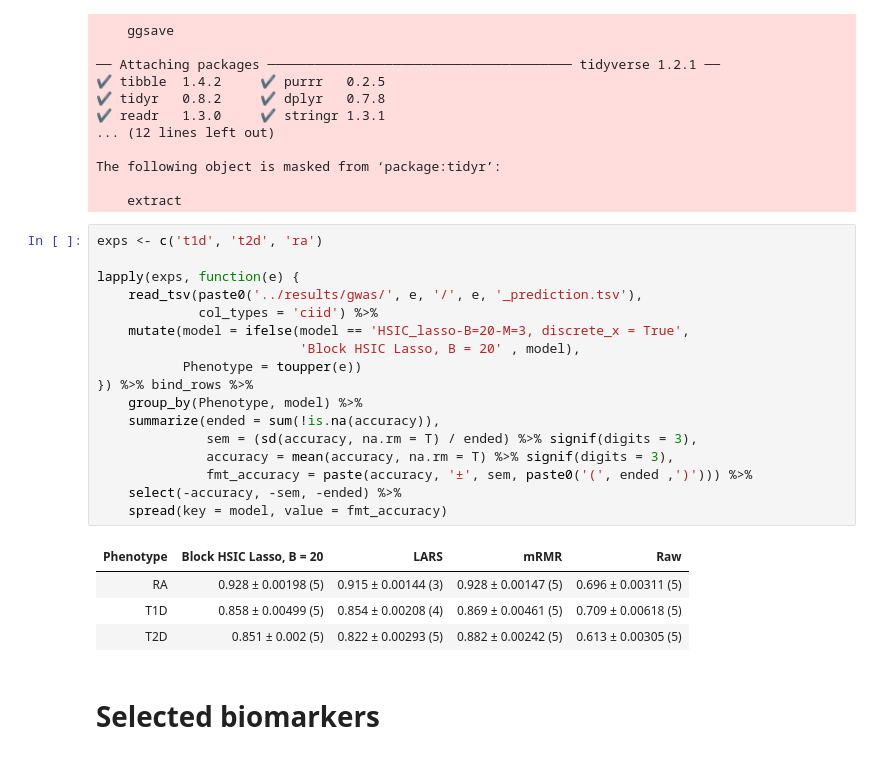
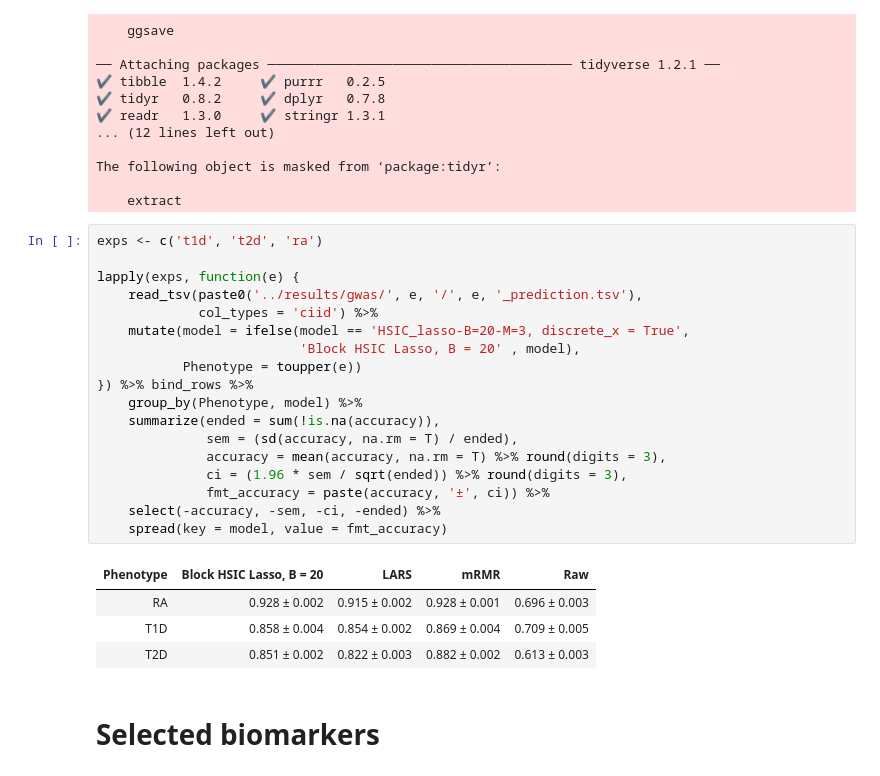
Before and after one commit to hclimente/nori, a Jupyter notebook: doc/gwas.ipynb, the cells around one changed output. Saved outputs shown, nothing was run; the diff lists cells and outputs as text.

Commit message:
replaced table by confidence intervals

```diff
--- a/doc/gwas.ipynb
+++ b/doc/gwas.ipynb
@@ -26,25 +26,26 @@ The following object is masked from ‘package:tidyr’:
 # %%
 exps <- c('t1d', 't2d', 'ra')
 
 lapply(exps, function(e) {
     read_tsv(paste0('../results/gwas/', e, '/', e, '_prediction.tsv'),
              col_types = 'ciid') %>%
     mutate(model = ifelse(model == 'HSIC_lasso-B=20-M=3, discrete_x = True',
                           'Block HSIC Lasso, B = 20' , model),
            Phenotype = toupper(e))
 }) %>% bind_rows %>%
     group_by(Phenotype, model) %>%
     summarize(ended = sum(!is.na(accuracy)),
-              sem = (sd(accuracy, na.rm = T) / ended) %>% signif(digits = 3),
-              accuracy = mean(accuracy, na.rm = T) %>% signif(digits = 3),
-              fmt_accuracy = paste(accuracy, '±', sem, paste0('(', ended ,')'))) %>%
-    select(-accuracy, -sem, -ended) %>%
+              sem = (sd(accuracy, na.rm = T) / ended),
+              accuracy = mean(accuracy, na.rm = T) %>% round(digits = 3),
+              ci = (1.96 * sem / sqrt(ended)) %>% round(digits = 3),
+              fmt_accuracy = paste(accuracy, '±', ci)) %>%
+    select(-accuracy, -sem, -ci, -ended) %>%
     spread(key = model, value = fmt_accuracy)
 # %% [output]
 | Phenotype | Block HSIC Lasso, B = 20 | LARS | mRMR | Raw |
-| RA | 0.928 ± 0.00198 (5) | 0.915 ± 0.00144 (3) | 0.928 ± 0.00147 (5) | 0.696 ± 0.00311 (5) |
-| T1D | 0.858 ± 0.00499 (5) | 0.854 ± 0.00208 (4) | 0.869 ± 0.00461 (5) | 0.709 ± 0.00618 (5) |
-| T2D | 0.851 ± 0.002 (5) | 0.822 ± 0.00293 (5) | 0.882 ± 0.00242 (5) | 0.613 ± 0.00305 (5) |
+| RA | 0.928 ± 0.002 | 0.915 ± 0.002 | 0.928 ± 0.001 | 0.696 ± 0.003 |
+| T1D | 0.858 ± 0.004 | 0.854 ± 0.002 | 0.869 ± 0.004 | 0.709 ± 0.005 |
+| T2D | 0.851 ± 0.002 | 0.822 ± 0.003 | 0.882 ± 0.002 | 0.613 ± 0.003 |
 # %% [markdown]
 # Selected biomarkers
 # %%
```
Also changed, not shown: parts of 1 cell of this notebook.
